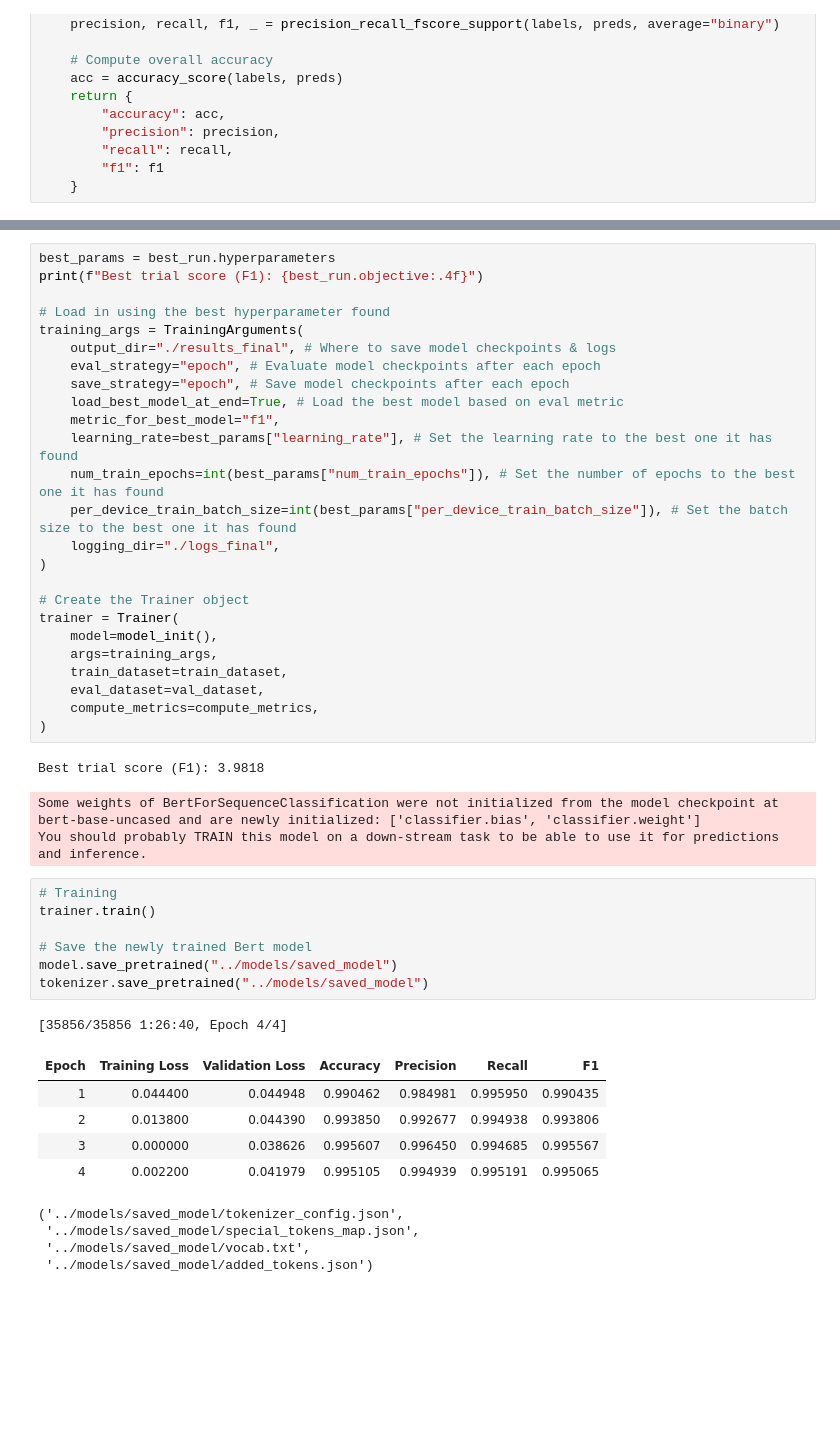
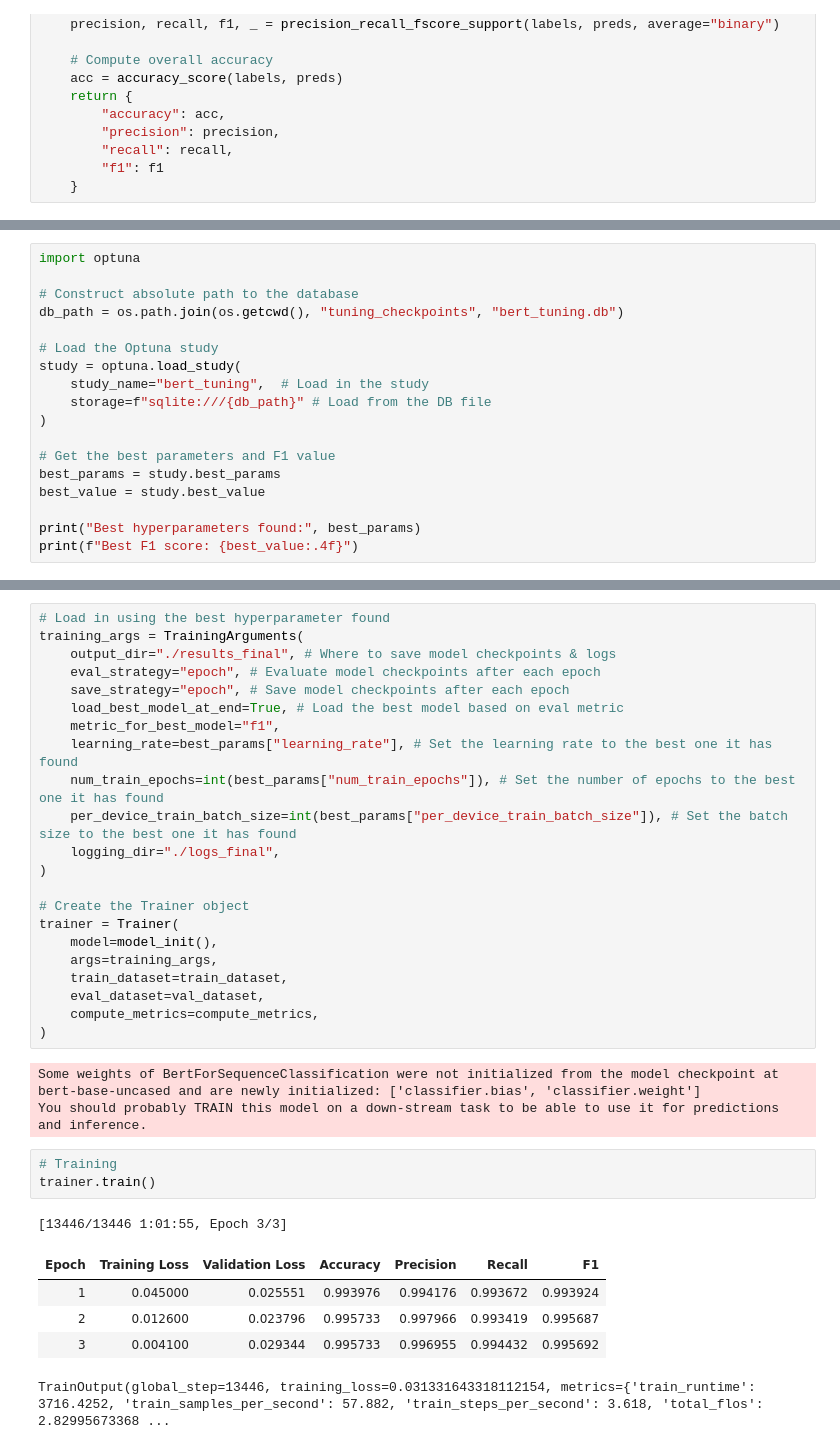
Before and after one commit to ZackPham21/EECS4480---Capstone-Project, a Jupyter notebook: notebooks/02_train_bert.ipynb, the cells around one changed output, grey strips where cells are left out. Drawn from its saved outputs; the diff is of its cells as text; blank space fills up the shorter version.

```diff
--- a/notebooks/02_train_bert.ipynb
+++ b/notebooks/02_train_bert.ipynb
@@ -193,0 +218,18 @@ You should probably TRAIN this model on a down-stream task to be able to use it
+# %%
+import optuna
+
+# Construct absolute path to the database
+db_path = os.path.join(os.getcwd(), "tuning_checkpoints", "bert_tuning.db")
+
+# Load the Optuna study
+study = optuna.load_study(
+    study_name="bert_tuning",  # Load in the study
+    storage=f"sqlite:///{db_path}" # Load from the DB file
+)
+
+# Get the best parameters and F1 value
+best_params = study.best_params
+best_value = study.best_value
+
+print("Best hyperparameters found:", best_params)
+print(f"Best F1 score: {best_value:.4f}")
@@ -194,7 +239,4 @@ You should probably TRAIN this model on a down-stream task to be able to use it
 # %%
-best_params = best_run.hyperparameters
-print(f"Best trial score (F1): {best_run.objective:.4f}")
-
 # Load in using the best hyperparameter found
 training_args = TrainingArguments(
     output_dir="./results_final", # Where to save model checkpoints & logs
@@ -217,24 +259,15 @@ trainer = Trainer(
     compute_metrics=compute_metrics,
 )
 # %% [output]
-Best trial score (F1): 3.9818
+Some weights of BertForSequenceClassification were not initialized from the model checkpoint at bert-base-uncased and are newly initialized: ['classifier.bias', 'classifier.weight']
+You should probably TRAIN this model on a down-stream task to be able to use it for predictions and inference.
-Some weights of BertForSequenceClassification were not initialized from the model checkpoint at bert-base-uncased and are newly initialized: ['classifier.bias', 'classifier.weight']
-You should probably TRAIN this model on a down-stream task to be able to use it for predictions and inference.
 # %%
 # Training
 trainer.train()
-
-# Save the newly trained Bert model
-model.save_pretrained("../models/saved_model")
-tokenizer.save_pretrained("../models/saved_model")
 # %% [output]
-[35856/35856 1:26:40, Epoch 4/4]
+[13446/13446 1:01:55, Epoch 3/3]
 | Epoch | Training Loss | Validation Loss | Accuracy | Precision | Recall | F1 |
-| 1 | 0.044400 | 0.044948 | 0.990462 | 0.984981 | 0.995950 | 0.990435 |
-| 2 | 0.013800 | 0.044390 | 0.993850 | 0.992677 | 0.994938 | 0.993806 |
-| 3 | 0.000000 | 0.038626 | 0.995607 | 0.996450 | 0.994685 | 0.995567 |
-| 4 | 0.002200 | 0.041979 | 0.995105 | 0.994939 | 0.995191 | 0.995065 |
+| 1 | 0.045000 | 0.025551 | 0.993976 | 0.994176 | 0.993672 | 0.993924 |
+| 2 | 0.012600 | 0.023796 | 0.995733 | 0.997966 | 0.993419 | 0.995687 |
+| 3 | 0.004100 | 0.029344 | 0.995733 | 0.996955 | 0.994432 | 0.995692 |
-('../models/saved_model/tokenizer_config.json',
- '../models/saved_model/special_tokens_map.json',
- '../models/saved_model/vocab.txt',
- '../models/saved_model/added_tokens.json')
+TrainOutput(global_step=13446, training_loss=0.031331643318112154, metrics={'train_runtime': 3716.4252, 'train_samples_per_second': 57.882, 'train_steps_per_second': 3.618, 'total_flos': 2.82995673368 ...
```
Also changed, not shown: parts of 11 cells of this notebook, 2 other files.
